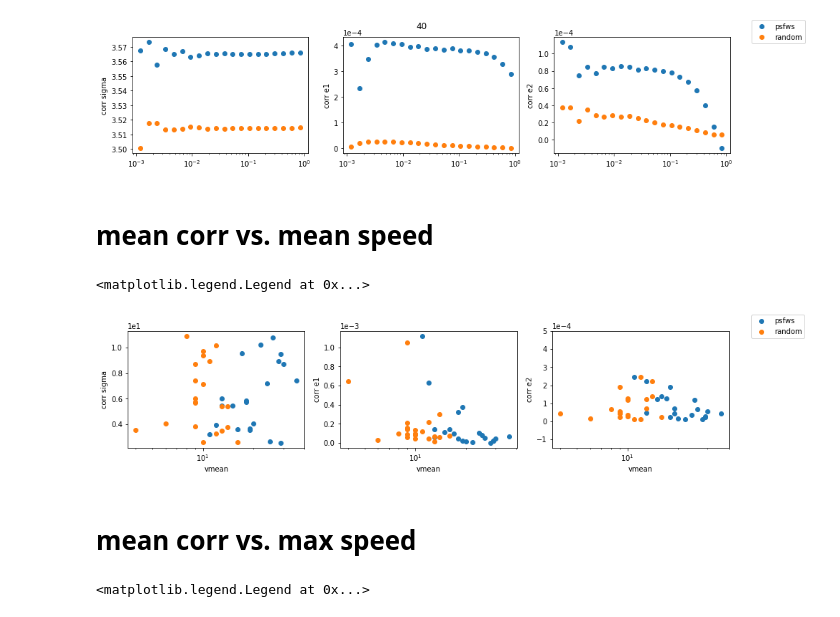
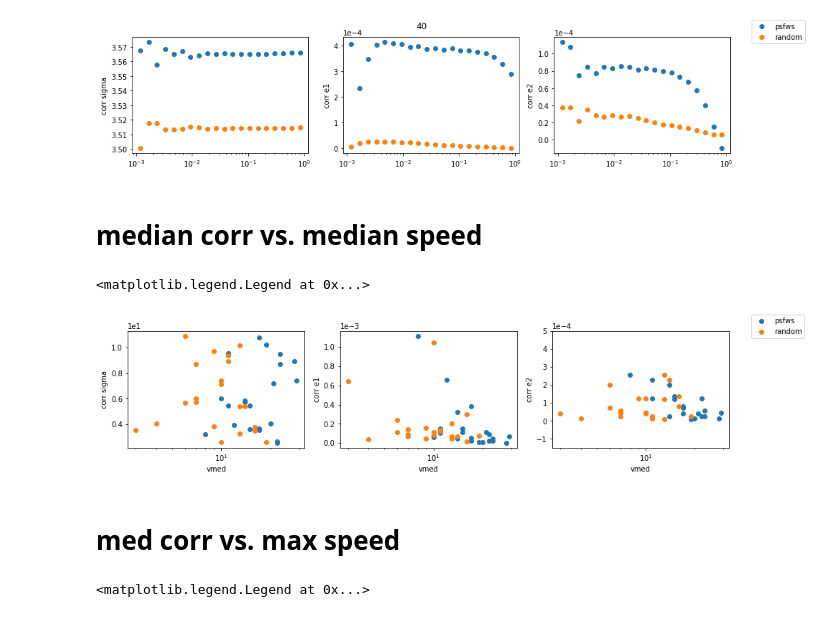
Before and after one commit to insepien/psf, a Jupyter notebook: statsplot_same_h.ipynb, the cells around one changed output. Saved outputs shown, nothing was run; the diff lists cells and outputs as text; code cells hidden in the pictures.

```diff
--- a/statsplot_same_h.ipynb
+++ b/statsplot_same_h.ipynb
@@ -30,8 +30,10 @@ xi_e1R = {}
 xi_e2P = {}
 xi_e2R = {}
 
-xi_meanP={}
-xi_meanR={}
+a={}
+
+xi_medP={}
+xi_medR={}
 
 airmassP = {}
 groundhP = {}
@@ -70,8 +72,9 @@ for i in ([6, 7, 8, 9,10, 22, 23, 25, 26, 27]+list(range(30,41))):
     xi_e2P[i] = xie2P
     xi_e2R[i] = xie2R
 
-    xi_meanP[i] = [np.mean(xisP), np.mean(xie1P), np.mean(xie2P)]
-    xi_meanR[i] = [np.mean(xisR), np.mean(xie1R), np.mean(xie2R)]
+    xi_medP[i] = [np.median(xisP), np.median(xie1P), np.median(xie2P)]
+    xi_medR[i] = [np.median(xisR), np.median(xie1R), np.median(xie2R)]
+    a[i] = [np.mean(xisP), np.mean(xie1P), np.mean(xie2P)]
 
     airmassP[i] = atmSummaryP['airmass']
     groundhP[i] = atmKwargsP['altitude'][0]
@@ -92,8 +117,8 @@ for i in ([6, 7, 8, 9,10, 22, 23, 25, 26, 27]+list(range(30,41))):
 # %%
 # psfws corr
-p = pd.DataFrame(xi_meanP, index=["xi sigma", "xi e1", "xi e2"]).T
+p = pd.DataFrame(xi_medP, index=["xi sigma", "xi e1", "xi e2"]).T
 # random corr
-r = pd.DataFrame(xi_meanR, index=["xi sigma", "xi e1", "xi e2"]).T
+r = pd.DataFrame(xi_medR, index=["xi sigma", "xi e1", "xi e2"]).T
 print("percent of psfws correlation greater than random correlation")
 (p > r).sum(axis=0)/(p > r).shape[0]
 # %% [output]
@@ -124,9 +149,12 @@ all groundheight = 200m
 df = pd.DataFrame(index=[6, 7, 8, 9,10, 22, 23, 25, 26, 27]+list(range(30,41)))
 df ["vmax psfws"] = maxspdP.values()
 df ["vmax rand"] = maxspdR.values()
-df['vmean psfws'] = [np.ceil(np.mean(spdP[i])) for i in spdP]
-df['vmean rand'] = [np.ceil(np.mean(spdR[i])) for i in spdR]
-df['vp > vr'] = df['vmean psfws'] > df['vmean rand']
+df['vmed psfws'] = [np.ceil(np.median(spdP[i])) for i in spdP]
+df['vmed rand'] = [np.ceil(np.median(spdR[i])) for i in spdR]
+df['vp med > vr med'] = df['vmed psfws'] > df['vmed rand']
 df = pd.concat([df,p>r], axis=1)
+df.rename({"xi sigma":"xi_sigma p>r",
+          "xi e1":"xi_e1 p>r",
+          "xi e2":"xi_e2 p>r"},axis=1)
 df
 # %% [output]
@@ -184,33 +212,34 @@ for i in ([6, 7, 8, 9,10, 22, 23, 25, 26, 27]+list(range(30,41))):
 [figure]
 [figure]
 # %% [markdown]
-# mean corr vs. mean speed
+# median corr vs. median speed
 # %%
+vmedP = df["vmed psfws"]
+vmedR = df["vmed rand"]
 
 fig, ax = plt.subplots(1,3,figsize=(15,3))
-ax[0].scatter(df["vmean psfws"],p["xi sigma"],label="psfws")
-ax[0].scatter(df["vmean rand"],r["xi sigma"], label="random")
-f = np.poly1d(np.polyfit(df["vmax psfws"],p["xi sigma"],0))
+ax[0].scatter(vmedP, p["xi sigma"],label="psfws")
+ax[0].scatter(vmedR, r["xi sigma"], label="random")
 ax[0].set_ylabel("corr sigma")
 
-ax[1].scatter(df["vmean psfws"],p["xi e1"])
-ax[1].scatter(df["vmean rand"],r["xi e1"])
+ax[1].scatter(vmedP, p["xi e1"])
+ax[1].scatter(vmedR, r["xi e1"])
 ax[1].set_ylabel("corr e1")
 
-ax[2].scatter(df["vmean psfws"],p["xi e2"])
-ax[2].scatter(df["vmean rand"],p["xi e2"])
+ax[2].scatter(vmedP, p["xi e2"])
+ax[2].scatter(vmedR, p["xi e2"])
 ax[2].set_ylabel("corr e2")
 ax[2].set_ylim(ymax=0.5e-3)
 
 
 [a.ticklabel_format(style="sci", scilimits=(0,0)) for a in ax]
 [a.set_xscale('log') for a in ax]
-[a.set_xlabel("vmean") for a in ax]
+[a.set_xlabel("vmed") for a in ax]
 
 fig.legend()
 # %% [output]
 <matplotlib.legend.Legend at 0x...>
-[figure, old version]
+[figure, new version]
 # %% [markdown]
-# mean corr vs. max speed
+# med corr vs. max speed
 # %%
```
Also changed, not shown: parts of 10 cells of this notebook.
